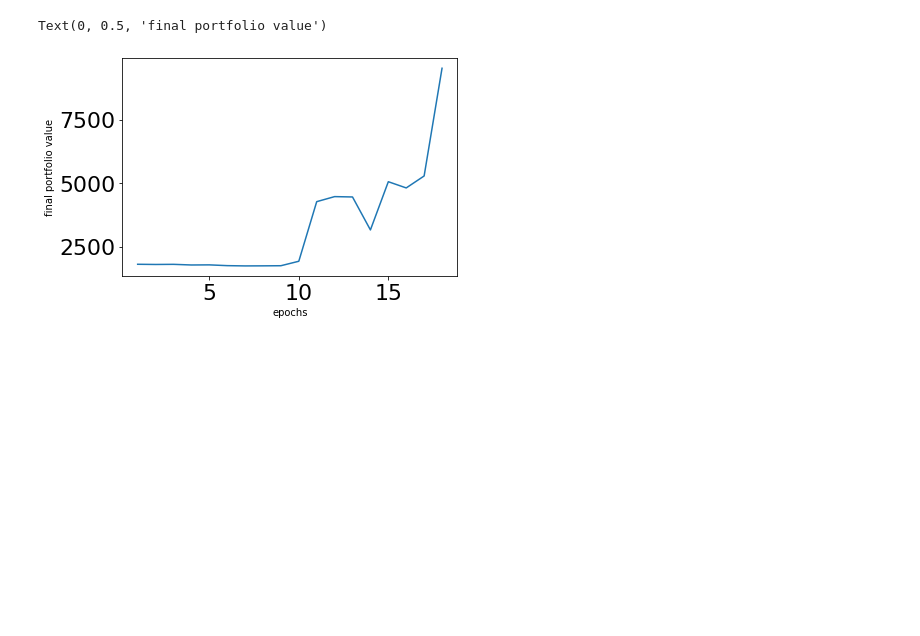
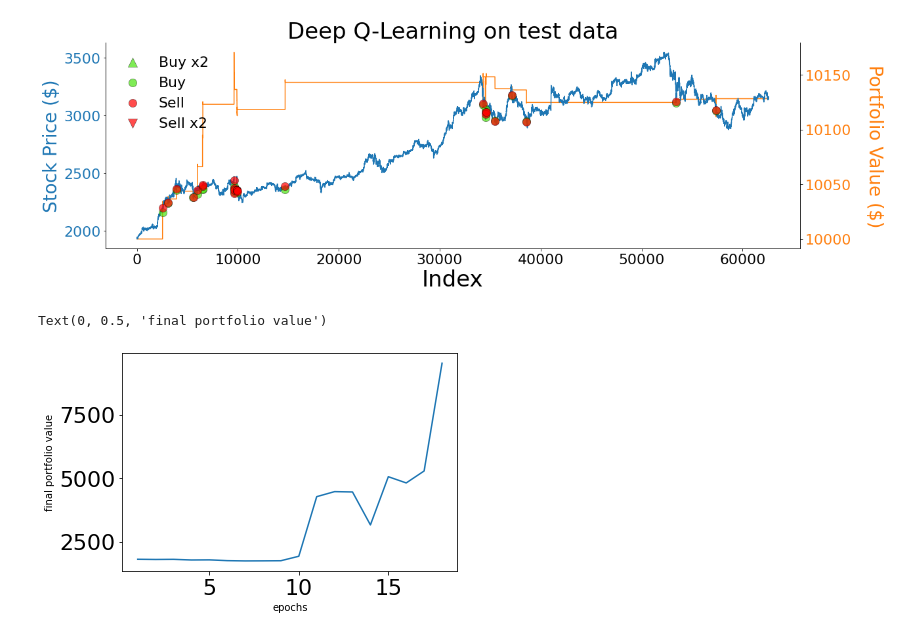
Before and after one commit to YAOS5/Amazon-Trading-Bot, a Jupyter notebook: learning_curve_demo.ipynb, the cells around one changed output. Saved outputs shown, nothing was run; the diff lists cells and outputs as text; code cells hidden in the pictures; blank space fills up the shorter version.

```diff
--- a/learning_curve_demo.ipynb
+++ b/learning_curve_demo.ipynb
@@ -132,9 +118,0 @@ demo_logs
-# %%
-max_epoch = max(demo_logs.epoch)
-epoch_demo_data = pd.DataFrame()
-for i in range(1, max_epoch + 1):
-    epoch_demo_data = epoch_demo_data.append(demo_logs[demo_logs.epoch==i][-1:])
-
-plt.plot(np.arange(1, max_epoch + 1), epoch_demo_data.portfolio)
-plt.xlabel("epochs")
-plt.ylabel("final portfolio value")
@@ -191,0 +253,7 @@ plot_k_timesteps(logs="training_logs", y_col="portfolio", window=1, k=1)
+# %%
+max_val = 0
+index = 0
+for i in range(1, len(val_portfolio_values)):
+    if val_portfolio_values[i] > max_val:
+        max_val = val_portfolio_values[i]
+        index = i
@@ -191,0 +281,35 @@ plot_k_timesteps(logs="training_logs", y_col="portfolio", window=1, k=1)
+# %%
+INITIAL_BALANCE = 10_000
+PAST_TICKS = 20
+SELL, HOLD, BUY = 0, 1, 2
+test_range = [i for i in range(6, 1-1, -1)]
+test_data = load_data(test_range)
+
+
+env = Environment(test_data["close"].to_list(), balance=INITIAL_BALANCE, past_ticks=PAST_TICKS)
+
+model = model_71
+
+state = env.reset(rand_start=False)
+
+portfolio_values = []
+prices = []
+actions = []
+
+for i in range(len(test_data)):
+    action, _ = model.predict(state)
+
+    price, portfolio_value = env.get_data()
+
+    actions.append(action)
+    prices.append(price)
+
+    portfolio_values.append(portfolio_value)
+
+    state, reward, done, _ = env.step(action)
+
+    if done:
+        break
+plot(prices, actions, portfolio_values, right_y_adjust=1.12, title="Deep Q-Learning on test data")
+# %% [output]
+[figure, added]
```
Also changed, not shown: parts of 28 cells of this notebook, 1 other file.
